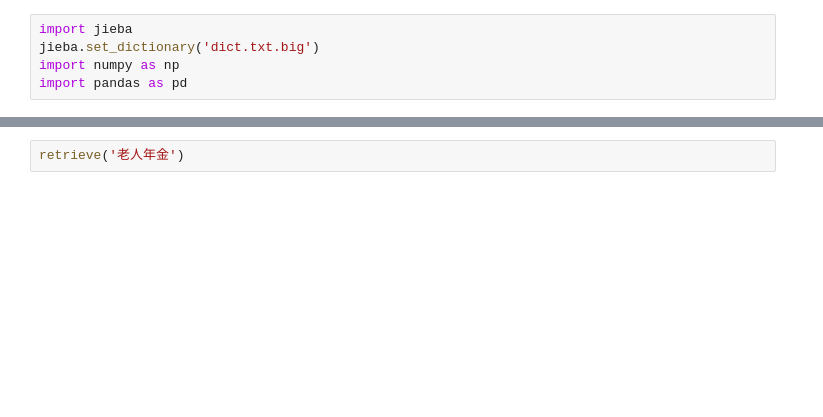
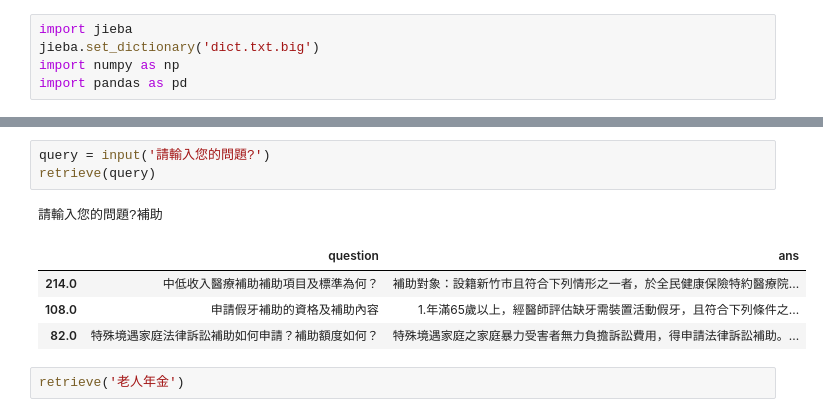
Before and after one commit to GoatWang/ithome_ironman, a Jupyter notebook: day18_IRImplementation/day23_IRImplementation.ipynb, the cells around one changed output, grey strips where cells are left out. Saved outputs shown, nothing was run; the diff lists cells and outputs as text; blank space fills up the shorter version.

```diff
--- a/day23_IRImplementation/day23_IRImplementation.ipynb
+++ b/day18_IRImplementation/day23_IRImplementation.ipynb
@@ -141,3 +157,12 @@ def retrieve(testing_sentence, return_num=3):
+# %%
+query = input('請輸入您的問題?')
+retrieve(query)
+# %% [output]
+請輸入您的問題?補助
+|  | question | ans |
+| 214.0 | 中低收入醫療補助補助項目及標準為何？ | 補助對象：設籍新竹市且符合下列情形之一者，於全民健康保險特約醫療院... |
+| 108.0 | 申請假牙補助的資格及補助內容 | 1.年滿65歲以上，經醫師評估缺牙需裝置活動假牙，且符合下列條件之... |
+| 82.0 | 特殊境遇家庭法律訴訟補助如何申請？補助額度如何？ | 特殊境遇家庭之家庭暴力受害者無力負擔訴訟費用，得申請法律訴訟補助。... |
 # %%
 retrieve('老人年金')
 # %% [output]
```
Also changed, not shown: parts of 9 cells of this notebook, 46 other files.
